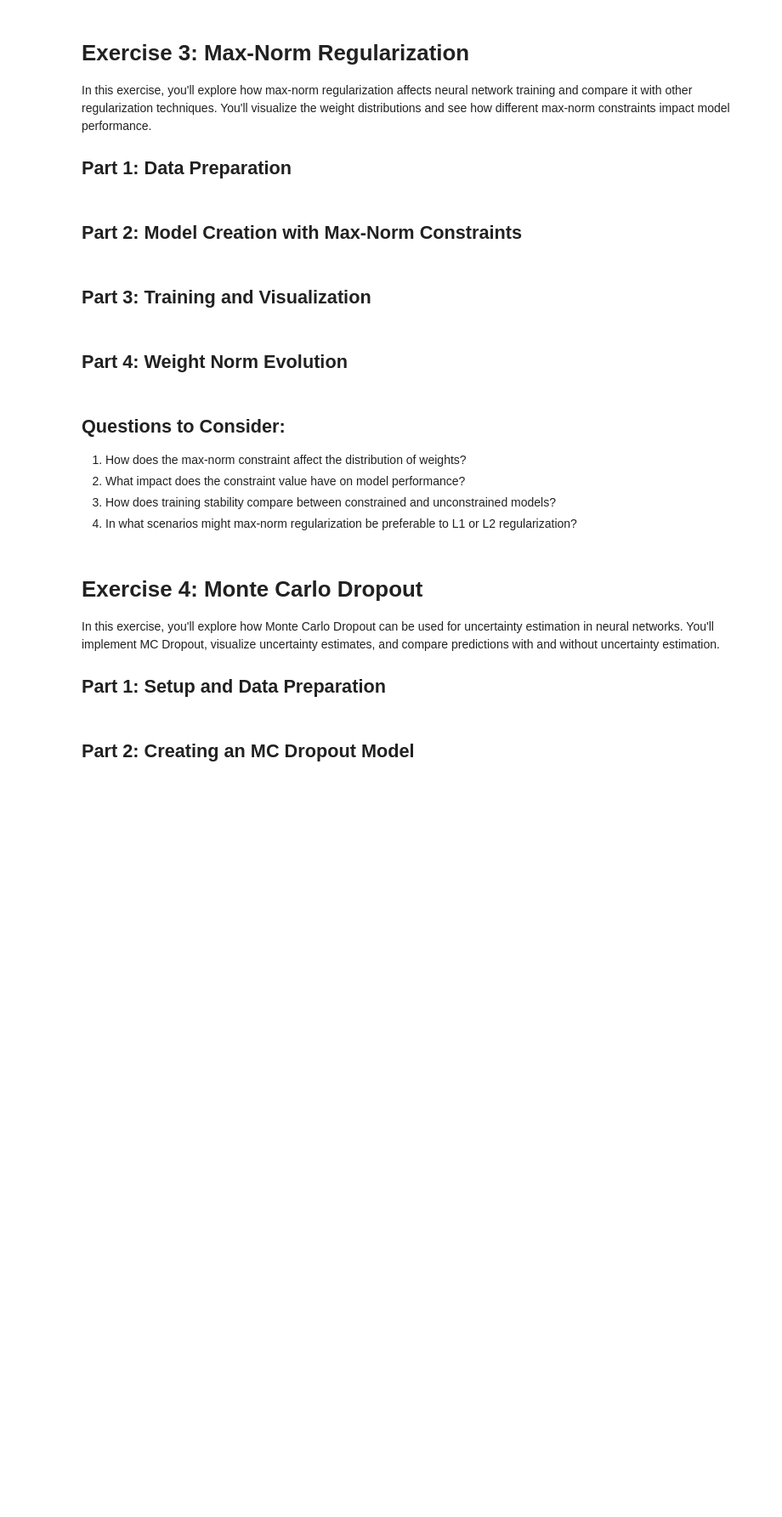
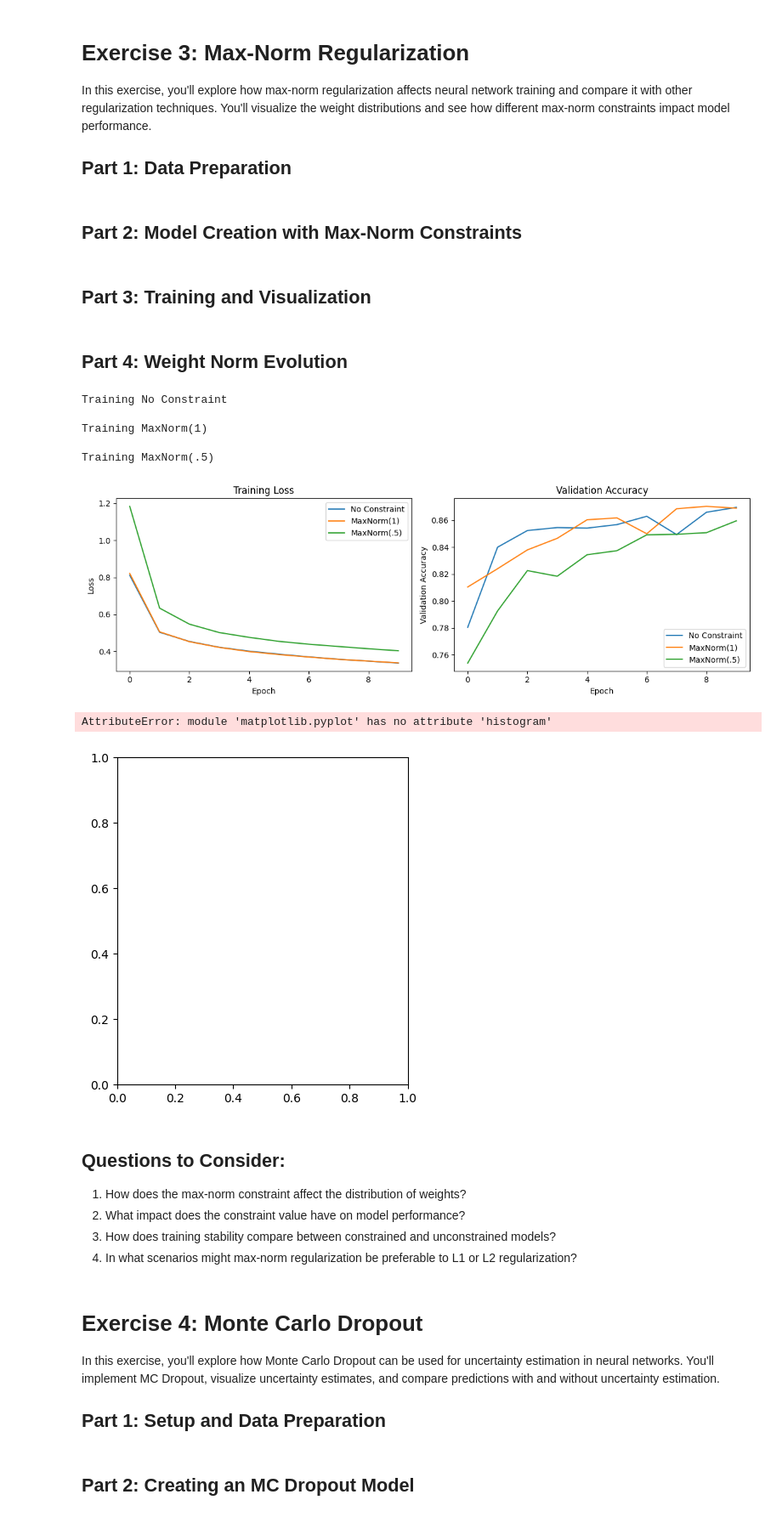
Before and after one commit to SU-IST707/fixed6-lecture-files-AlternativeW, a Jupyter notebook: 13-week13/lab-exercises.ipynb, the cells around one changed output. Shown at 85% size. Drawn from its saved outputs; the diff is of its cells as text; code cells hidden in the pictures; blank space fills up the shorter version.

```diff
--- a/13-week13/lab-exercises.ipynb
+++ b/13-week13/lab-exercises.ipynb
@@ -278,17 +320,24 @@ def create_model(max_norm=None):
     Compiled Keras model
     """
     # TODO: Create kernel_constraint
-    constraint = # Your code here
+    constraint = tf.keras.constraints.max_norm(max_norm) if max_norm is not None else None
 
     model = tf.keras.Sequential([
         tf.keras.layers.Flatten(input_shape=[28, 28]),
-        # TODO: Add Dense layers with the max_norm constraint
-        # Your code here: Three Dense layers (100 neurons) with ReLU activation
+        # Add three Dense layers (100 neurons each) with ReLU activation and max-norm constraint
+        tf.keras.layers.Dense(100, activation="relu", kernel_constraint=constraint),
+        tf.keras.layers.Dense(100, activation="relu", kernel_constraint=constraint),
+        tf.keras.layers.Dense(100, activation="relu", kernel_constraint=constraint),
+        # Add output layer
         tf.keras.layers.Dense(10, activation="softmax")
     ])
 
+
     # TODO: Compile model with SGD optimizer (lr=0.01) and appropriate metrics
     # Your code here
+    model.compile(loss="sparse_categorical_crossentropy",
+                  optimizer=tf.keras.optimizers.SGD(learning_rate=0.01),
+                  metrics=["accuracy"])
 
     return model
 # %% [markdown]
@@ -313,6 +362,7 @@ def train_and_compare_norms():
         print(f"\nTraining {name}")
         # TODO: Train model for 10 epochs and store history
         # Your code here
+        histories[name] = model.fit(X_train, y_train, epochs=10, validation_data=(X_valid, y_valid), verbose=0)
 
     return models, histories
 
@@ -323,14 +373,14 @@ def plot_weight_distributions(models, layer_index=1):
 
     for idx, (name, model) in enumerate(models.items()):
         # TODO: Extract weights from the specified layer
-        weights = # Your code here
+        weights = model.layers[layer_index].weights[0].numpy()
 
         # Create subplot
         plt.subplot(1, 3, idx + 1)
 
         # TODO: Plot histogram of weights
         # Your code here: use plt.hist with appropriate bins and range
-
+        plt.histogram(weights.flatten(), bins=50, range=[-.5, .5])
         plt.title(f'{name}\nStd: {weights.std():.4f}')
         plt.xlabel('Weight Value')
         plt.ylabel('Count')
@@ -346,7 +396,7 @@ def plot_training_curves(histories):
     plt.subplot(1, 2, 1)
     for name, history in histories.items():
         # TODO: Plot training loss for each model
-        # Your code here
+        plt.plot(history.history['loss'], label =name)
 
     plt.xlabel('Epoch')
     plt.ylabel('Loss')
@@ -357,7 +407,7 @@ def plot_training_curves(histories):
     plt.subplot(1, 2, 2)
     for name, history in histories.items():
         # TODO: Plot validation accuracy for each model
-        # Your code here
+        plt.plot(history.history['val_accuracy'],  label =name)
 
     plt.xlabel('Epoch')
     plt.ylabel('Validation Accuracy')
@@ -379,41 +429,51 @@ class WeightNormCallback(tf.keras.callbacks.Callback):
 
     def on_epoch_end(self, epoch, logs=None):
         # TODO: Calculate and store the norm of weights from the first dense layer
-        # Your code here
-        pass
+        weights = self.model.layers[1].weights[0].numpy()
+        self.weight_norms.append(np.linalg.norm(weights))
+
 
 def plot_norm_evolution(model, X_train, y_train, X_valid, y_valid):
     """Train a model and plot how its weight norms evolve."""
 
     # Create callback
     norm_callback = WeightNormCallback()
 
     # Train model
     history = model.fit(
         X_train, y_train,
         epochs=10,
         validation_data=(X_valid, y_valid),
         callbacks=[norm_callback],
         verbose=0
     )
 
     # Plot norm evolution
     plt.figure(figsize=(8, 4))
     plt.plot(norm_callback.weight_norms)
     plt.xlabel('Epoch')
     plt.ylabel('Weight Norm')
     plt.title('Evolution of Weight Norms During Training')
     plt.show()
 
 # Run the experiments
 
 models, histories = train_and_compare_norms()
 plot_training_curves(histories)
 plot_weight_distributions(models)
 
 # Demonstrate norm evolution for a model with max_norm=1.0
 constrained_model = create_model(max_norm=1.0)
 plot_norm_evolution(constrained_model, X_train, y_train, X_valid, y_valid)
+# %% [output]
+Training No Constraint
+
+Training MaxNorm(1)
+
+Training MaxNorm(.5)
+[figure, added]
+AttributeError: module 'matplotlib.pyplot' has no attribute 'histogram'
+[figure, added]
 # %% [markdown]
 
 
```
Also changed, not shown: parts of 6 cells of this notebook.
